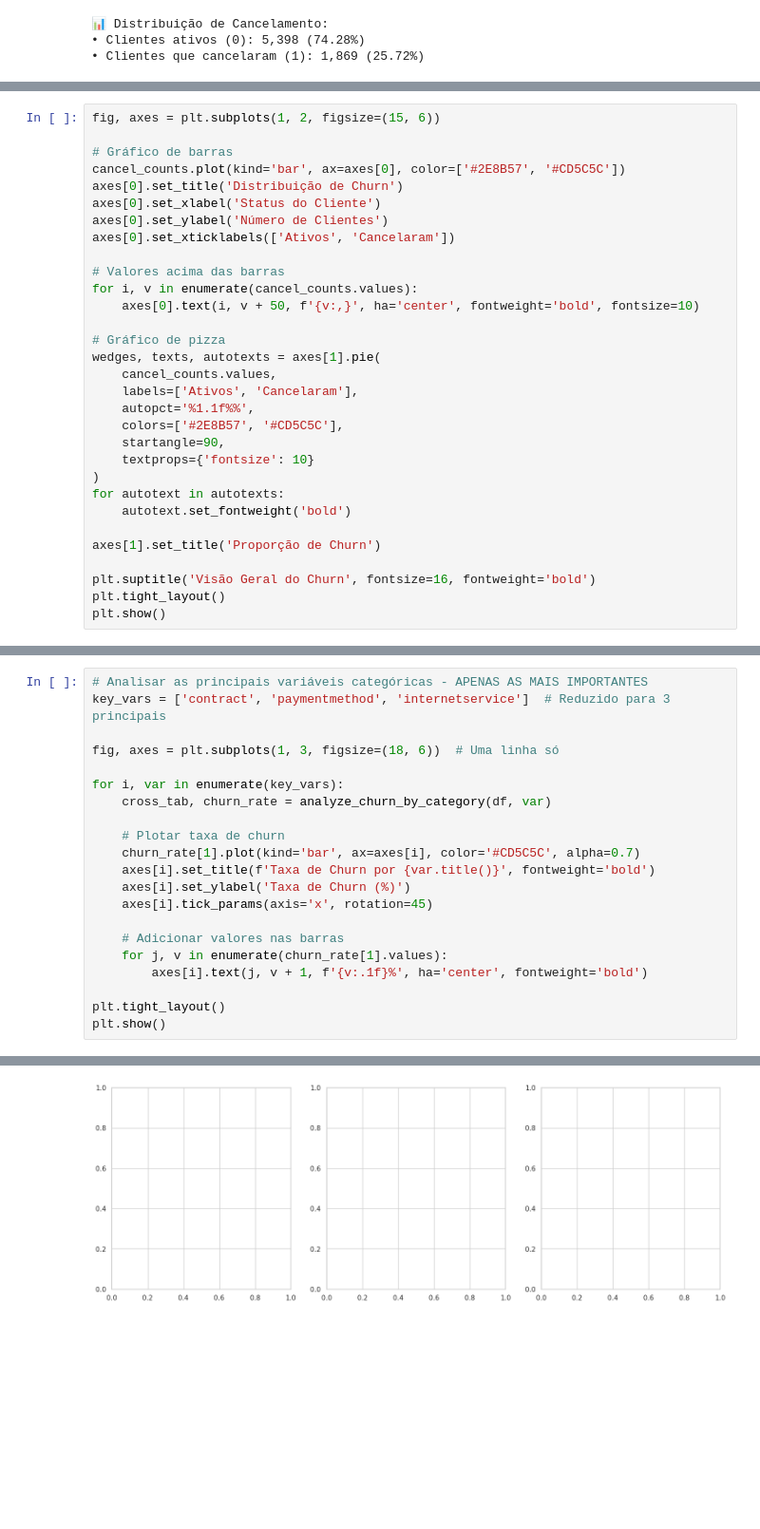
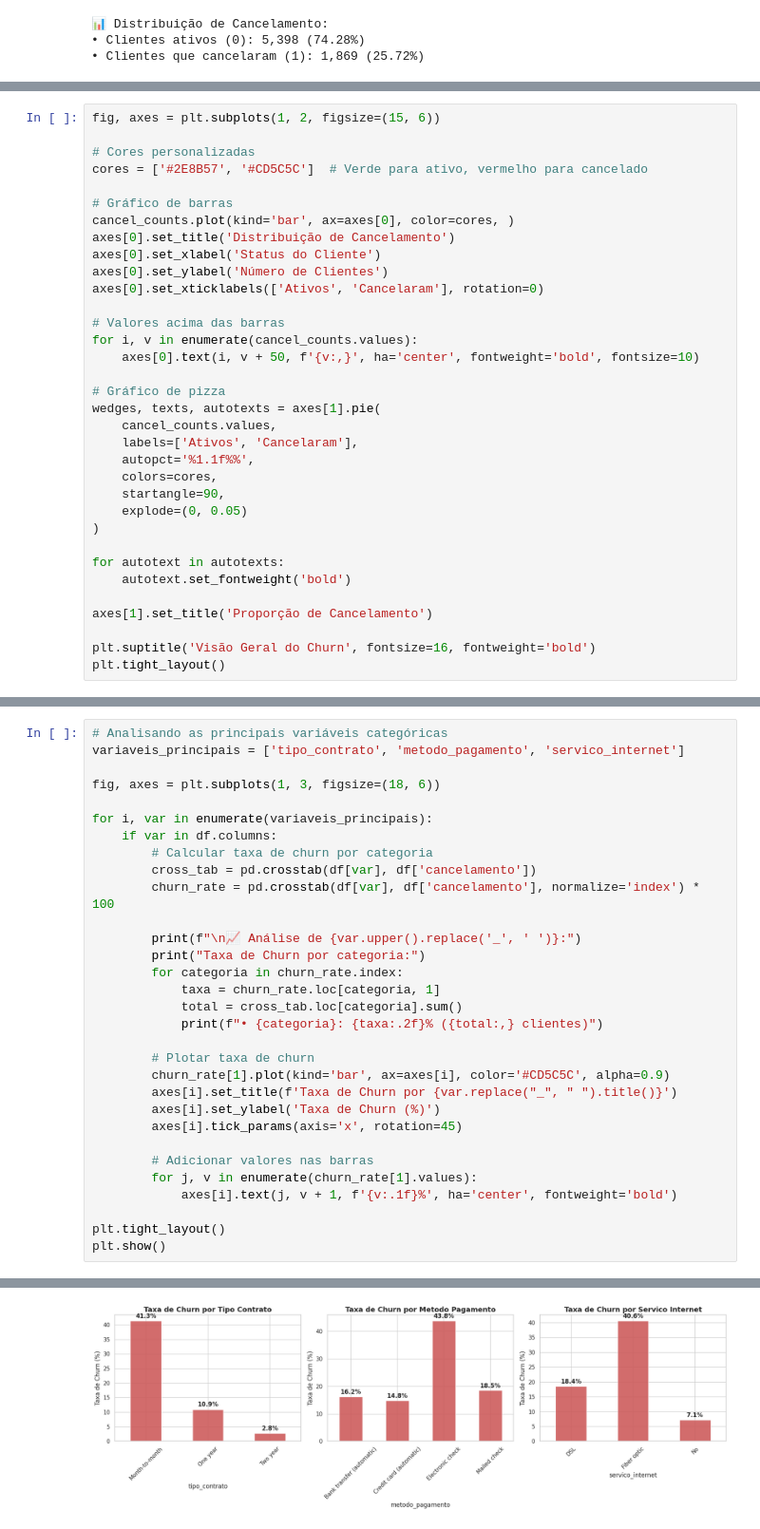
Before and after one commit to Laviniamadeira/TelecomX, a Jupyter notebook: TelecomX_BR.ipynb, the cells around one changed output, grey strips where cells are left out. Shown at 95% size. Drawn from its saved outputs; the diff is of its cells as text; blank space fills up the shorter version.

Commit message:
Arrumando graficos,documentação e traduzido o nomes das colunas para portugues

```diff
--- a/TelecomX_BR.ipynb
+++ b/TelecomX_BR.ipynb
@@ -174,12 +171,15 @@ plt.rcParams['axes.titleweight'] = 'bold'
 # %%
 fig, axes = plt.subplots(1, 2, figsize=(15, 6))
 
+# Cores personalizadas
+cores = ['#2E8B57', '#CD5C5C']  # Verde para ativo, vermelho para cancelado
+
 # Gráfico de barras
-cancel_counts.plot(kind='bar', ax=axes[0], color=['#2E8B57', '#CD5C5C'])
-axes[0].set_title('Distribuição de Churn')
+cancel_counts.plot(kind='bar', ax=axes[0], color=cores, )
+axes[0].set_title('Distribuição de Cancelamento')
 axes[0].set_xlabel('Status do Cliente')
 axes[0].set_ylabel('Número de Clientes')
-axes[0].set_xticklabels(['Ativos', 'Cancelaram'])
+axes[0].set_xticklabels(['Ativos', 'Cancelaram'], rotation=0)
 
 # Valores acima das barras
 for i, v in enumerate(cancel_counts.values):
@@ -190,16 +190,16 @@ wedges, texts, autotexts = axes[1].pie(
     cancel_counts.values,
     labels=['Ativos', 'Cancelaram'],
     autopct='%1.1f%%',
-    colors=['#2E8B57', '#CD5C5C'],
+    colors=cores,
     startangle=90,
-    textprops={'fontsize': 10}
+    explode=(0, 0.05)
 )
+
 for autotext in autotexts:
     autotext.set_fontweight('bold')
 
-axes[1].set_title('Proporção de Churn')
+axes[1].set_title('Proporção de Cancelamento')
 
 plt.suptitle('Visão Geral do Churn', fontsize=16, fontweight='bold')
 plt.tight_layout()
-plt.show()
 # %% [output]
@@ -235,21 +209,31 @@ def analyze_churn_by_category(df, column):
 # %%
-# Analisar as principais variáveis categóricas - APENAS AS MAIS IMPORTANTES
-key_vars = ['contract', 'paymentmethod', 'internetservice']  # Reduzido para 3 principais
+# Analisando as principais variáveis categóricas
+variaveis_principais = ['tipo_contrato', 'metodo_pagamento', 'servico_internet']
 
-fig, axes = plt.subplots(1, 3, figsize=(18, 6))  # Uma linha só
+fig, axes = plt.subplots(1, 3, figsize=(18, 6))
 
-for i, var in enumerate(key_vars):
-    cross_tab, churn_rate = analyze_churn_by_category(df, var)
+for i, var in enumerate(variaveis_principais):
+    if var in df.columns:
+        # Calcular taxa de churn por categoria
+        cross_tab = pd.crosstab(df[var], df['cancelamento'])
+        churn_rate = pd.crosstab(df[var], df['cancelamento'], normalize='index') * 100
 
-    # Plotar taxa de churn
-    churn_rate[1].plot(kind='bar', ax=axes[i], color='#CD5C5C', alpha=0.7)
-    axes[i].set_title(f'Taxa de Churn por {var.title()}', fontweight='bold')
-    axes[i].set_ylabel('Taxa de Churn (%)')
-    axes[i].tick_params(axis='x', rotation=45)
+        print(f"\n📈 Análise de {var.upper().replace('_', ' ')}:")
+        print("Taxa de Churn por categoria:")
+        for categoria in churn_rate.index:
+            taxa = churn_rate.loc[categoria, 1]
+            total = cross_tab.loc[categoria].sum()
+            print(f"• {categoria}: {taxa:.2f}% ({total:,} clientes)")
 
-    # Adicionar valores nas barras
-    for j, v in enumerate(churn_rate[1].values):
-        axes[i].text(j, v + 1, f'{v:.1f}%', ha='center', fontweight='bold')
+        # Plotar taxa de churn
+        churn_rate[1].plot(kind='bar', ax=axes[i], color='#CD5C5C', alpha=0.9)
+        axes[i].set_title(f'Taxa de Churn por {var.replace("_", " ").title()}')
+        axes[i].set_ylabel('Taxa de Churn (%)')
+        axes[i].tick_params(axis='x', rotation=45)
+
+        # Adicionar valores nas barras
+        for j, v in enumerate(churn_rate[1].values):
+            axes[i].text(j, v + 1, f'{v:.1f}%', ha='center', fontweight='bold')
 
 plt.tight_layout()
 plt.show()
@@ -258 +259 @@ KeyError: 'contract'
-[figure, old version]
+[figure, new version]
```
Also changed, not shown: parts of 16 cells of this notebook.
